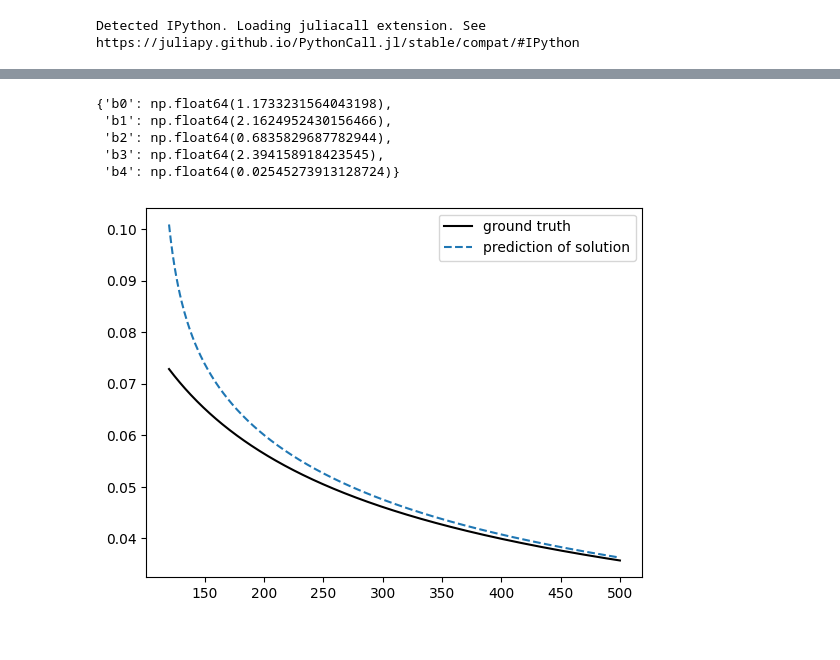
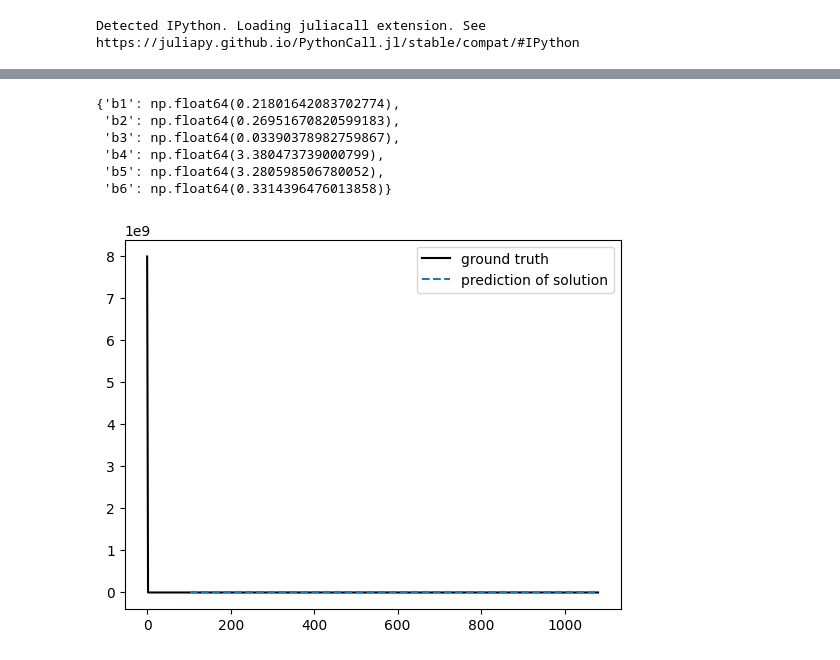
Before and after one commit to Danyanne/bessel_symreg, a Jupyter notebook: examples/hilbert_transform_method.ipynb, the cells around one changed output, grey strips where cells are left out. Drawn from its saved outputs; the diff is of its cells as text; code cells hidden in the pictures.

```diff
--- a/examples/hilbert_transform_method.ipynb
+++ b/examples/hilbert_transform_method.ipynb
@@ -81,7 +82,7 @@ target_phase_symm_spline_final = target_phase_symm_trimmed[first_peak_index : la
 
 # --- NEW: Step 5D: Smooth the final spline envelope ---
 # A smaller window is often better for an already smooth spline
-spline_window = 71
+spline_window = 91
 spline_polyorder = 3
 spline_amplitude_smoothed = savgol_filter(spline_amplitude_final, spline_window, spline_polyorder)
 # --- END NEW ---
@@ -91,6 +92,14 @@ inst_freq_simple = np.gradient(target_phase_simple_spline_final, x_data_spline_f
 inst_freq_symm = np.gradient(target_phase_symm_spline_final, x_data_spline_final)
 inst_freq_final = np.gradient(target_phase_spline_final, x_data_spline_final)
 
+
+# --- Step 5F: Create Smoothed Spline + prepeak values ---
+s=7  # Number of points before the first peak to include
+prepeak_vals = x_data_trimmed[first_peak_index-s:first_peak_index]
+x_data_combined = np.concatenate((prepeak_vals, x_data_spline_final))
+spline_amplitude_combined = np.concatenate((special.jv(order, prepeak_vals), spline_amplitude_smoothed))
+
+
 # --- Step 6: Visualize All Results ---
 fig, (ax1, ax2, ax3, ax4) = plt.subplots(4, 1, figsize=(14, 16), sharex=True)
 
@@ -98,7 +107,8 @@ fig, (ax1, ax2, ax3, ax4) = plt.subplots(4, 1, figsize=(14, 16), sharex=True)
 ax1.plot(x_data_trimmed, y_true_bessel_trimmed, label=f'Trimmed Signal: $J_{{{order}}}(x)$', color='k', alpha=0.5)
 ax1.plot(x_data_trimmed, smooth_amplitude_trimmed, label='Smoothed Envelope (Hilbert)', color='red', linestyle='--')
 ax1.plot(x_data_spline_final, spline_amplitude_final, label='Spline Envelope (Original)', color='darkviolet', linestyle=':', alpha=0.7)
-# MODIFIED: Plot the new smoothed spline
+
+# MODIFIED I: Plot the new smoothed spline
 ax1.plot(x_data_spline_final, spline_amplitude_smoothed, label='Spline Envelope (Smoothed)', color='cyan', linestyle='-')
 ax1.plot(x_data_spline_final, -spline_amplitude_smoothed, color='cyan', linestyle='-')
 ax1.plot(x_data_trimmed, -smooth_amplitude_trimmed, color='red', linestyle='--')
@@ -106,6 +116,10 @@ ax1.set_title('Comparison of Envelope Detection Methods')
 ax1.set_ylabel('Amplitude')
 ax1.legend()
 ax1.grid(True)
+
+# MODIFIED II: Include spline with prepeak values
+ax1.plot(x_data_combined, spline_amplitude_combined, label='Spline Envelope (with Prepeak)', color='blue', linestyle='-.', alpha=0.7)
+
 
 # Plot 2: Unwrapped Phase
 #ax2.plot(x_data_spline_final, target_phase_simple_spline_final, label='Phase (No Padding)', color='lightgray')
@@ -145,13 +159,13 @@ amplitude_bessel_0_args = {
     'objectives': ['rmse', 'length'],
     'max_evaluations': int(1e16),
     'generations': int(1e16),
-    'max_length': 50,
-    'max_time': 60*3,
+    'max_length': 60,
+    'max_time': 60*4,
     'n_threads': 12,
-    'tournament_size': 3
+    'tournament_size': 6
 }
 
-amplitude_bessel_0 = Problem(f"Amplitude of Bessel (Hilbert decomp) of {order}", (x_data_spline_final,  spline_amplitude_smoothed), (x_data_spline_final,  spline_amplitude_smoothed), amplitude_bessel_0_args)
+amplitude_bessel_0 = Problem(f"Amplitude of Bessel (Hilbert decomp) of {order}", (x_data_combined,  spline_amplitude_combined), (x_data_combined,  spline_amplitude_combined), amplitude_bessel_0_args)
 # %%
 amplitude_bessel_0.plot_data()
 # %% [output]
@@ -188,7 +199,8 @@ amplitude_bessel_0.plot_l_vs_mse()
 # %%
-c_amp = 7
+c_amp = 11
 print(amplitude_bessel_0.solutions[c_amp].sympy_expr)
 amplitude_bessel_0.solutions[c_amp].plot_results()
+plt.xlim(98, 110)
 amplitude_bessel_0.solutions[c_amp].display_expression()
 amplitude_bessel_0.solutions[c_amp].b_vals
 # %% [output]
@@ -204,4 +217,4 @@ $\displaystyle b_{0} \sqrt{- \frac{1}{- X_{1} b_{1} - \frac{X_{1} b_{2}}{- X_{1}
 # %%
-candidate_str_ampl = 'b0*sqrt(-1/(-X1*b1 - X1*b2/(-X1*b4 + b3)))'
+candidate_str_ampl =  'b1/(sqrt(X1)*b2 + b6 - sqrt(X1*b3 - b4)/(X1*b3 - b5))'
 Candidate_ampl = Promising_solution(sp.parsing.sympy_parser.parse_expr(candidate_str_ampl), (x_data_spline_final, spline_amplitude_final), amplitude_bessel_0.solutions[c_amp], amplitude_bessel_0.solutions[c_amp].b_vals)
 # %%
@@ -242,16 +258,17 @@ b4        | 0.0296571 | 0.0254527 | 0.00420441
 # %%
-x_data = np.linspace(120, 500, 500)
+x_data = np.linspace(1e-20, 1080, 500)
 
 Candidate_ampl.plot_comparison(x_data, np.sqrt(2/(np.pi*x_data)))
 Candidate_ampl.modified_parameters
 #Candidate_ampl.plot_comparison()
 # %% [output]
-{'b0': np.float64(1.1733231564043198),
- 'b1': np.float64(2.1624952430156466),
- 'b2': np.float64(0.6835829687782944),
- 'b3': np.float64(2.394158918423545),
- 'b4': np.float64(0.02545273913128724)}
+{'b1': np.float64(0.21801642083702774),
+ 'b2': np.float64(0.26951670820599183),
+ 'b3': np.float64(0.03390378982759867),
+ 'b4': np.float64(3.380473739000799),
+ 'b5': np.float64(3.280598506780052),
+ 'b6': np.float64(0.3314396476013858)}
-[figure, old version]
+[figure, new version]
 # %%
 phase_bessel_0_args = {
     'allowed_symbols': "add,sub,mul,div,constant,variable",
```
Also changed, not shown: parts of 31 cells of this notebook, 2 other files.
